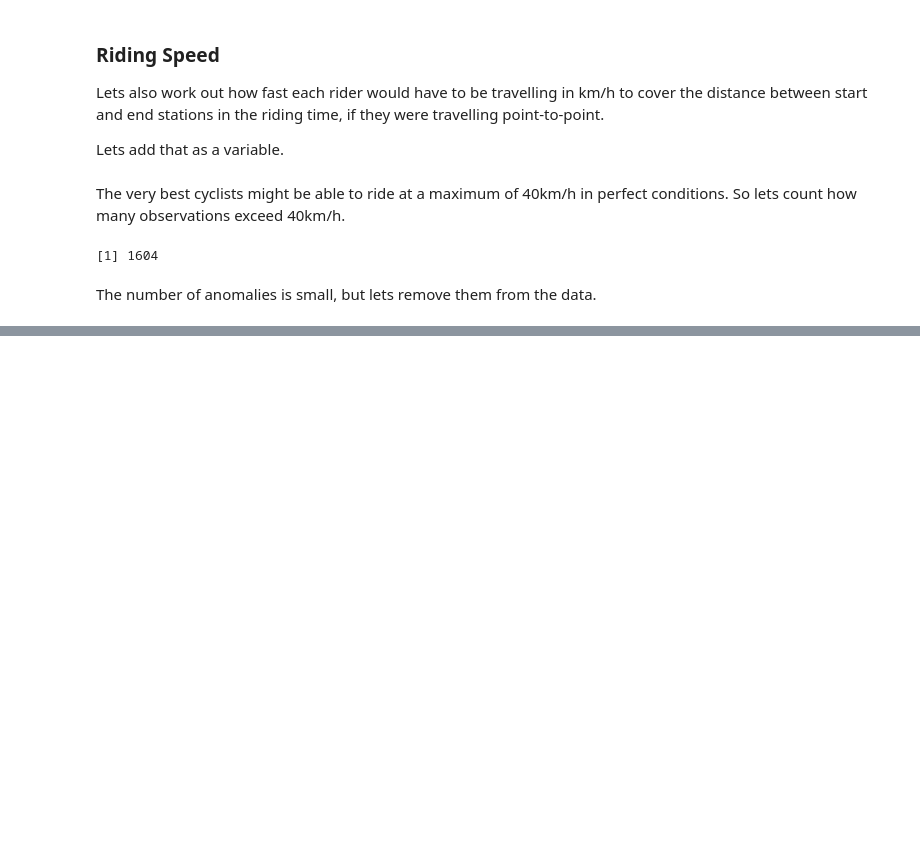
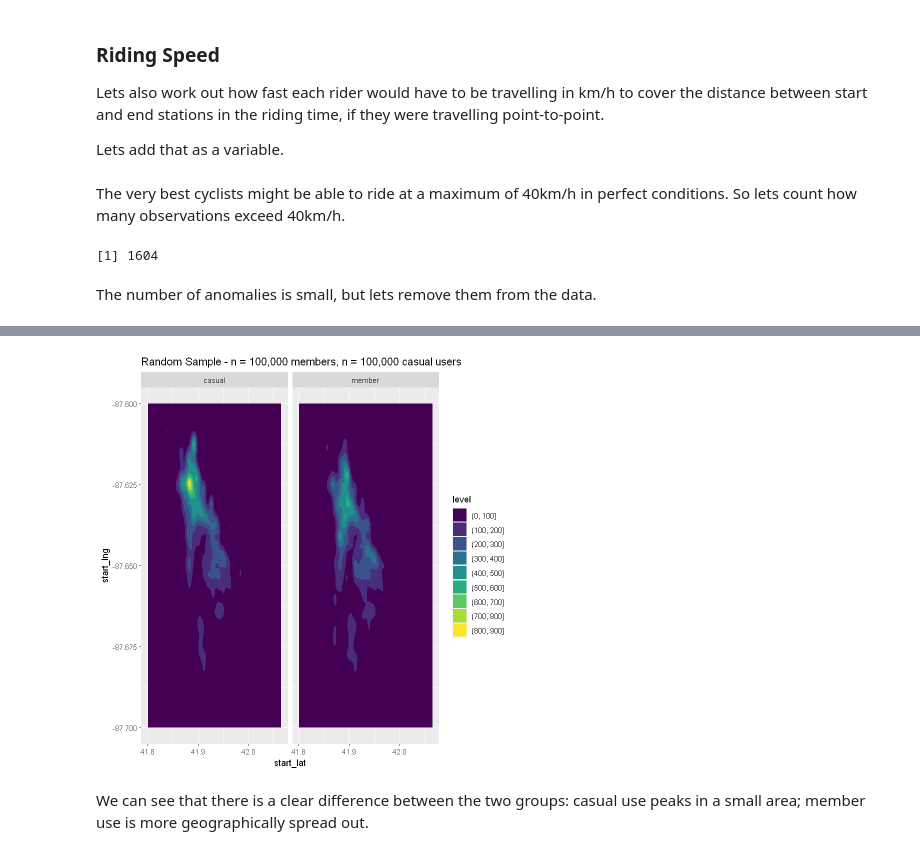
Before and after one commit to null-circle/Portfolio, a Jupyter notebook: 2 - Divvy Cycles/Divvy Cycles.ipynb, the cells around one changed output, grey strips where cells are left out. Saved outputs shown, nothing was run; the diff lists cells and outputs as text; code cells hidden in the pictures; blank space fills up the shorter version.

```diff
--- a/2 - Divvy Cycles/Case_Study_Divvy.ipynb
+++ b/2 - Divvy Cycles/Divvy Cycles.ipynb
@@ -189,6 +246,9 @@ ride_data_clean <- filter(
 # %% [markdown]
   As we have a start datetime and an end datetime, we can also look at consistency in terms of trip duration. Lets add trip duration as a column.
 # %%
-ride_data_clean <- mutate(ride_data_clean,
-  trip_duration_min = as.numeric((ended_at - started_at) / 60)
-)
+ride_data_clean <- ride_data_clean %>%
+    mutate(
+        trip_duration_min = as.numeric(
+            (ended_at - started_at) / 60
+        )
+    )
@@ -622,0 +759,13 @@ The business task was to investigate the difference in usage between members and
+# %%
+ggplot(
+    geographical_sample_all,
+    aes(
+        start_lat,
+        start_lng
+    )
+) +
+    facet_wrap(~ member_casual) +
+    geom_density_2d_filled() +
+    ylim(-87.70, -87.60) +
+    ggtitle("Random Sample - n = 100,000 members, n = 100,000 casual users")
+# %% [output]
@@ -622,0 +774,3 @@ The business task was to investigate the difference in usage between members and
+[figure, added]
+# %% [markdown]
+We can see that there is a clear difference between the two groups: casual use peaks in a small area; member use is more geographically spread out.
```
Also changed, not shown: parts of 94 cells of this notebook.
